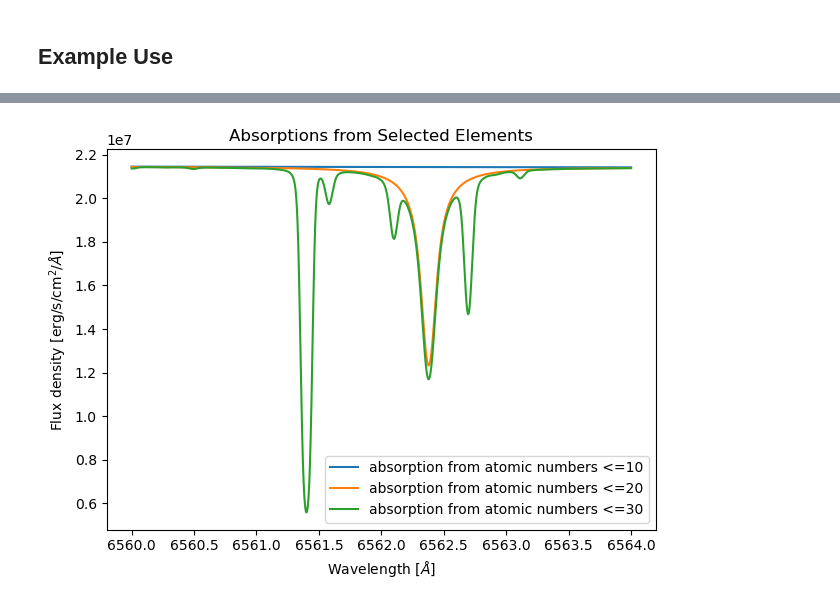
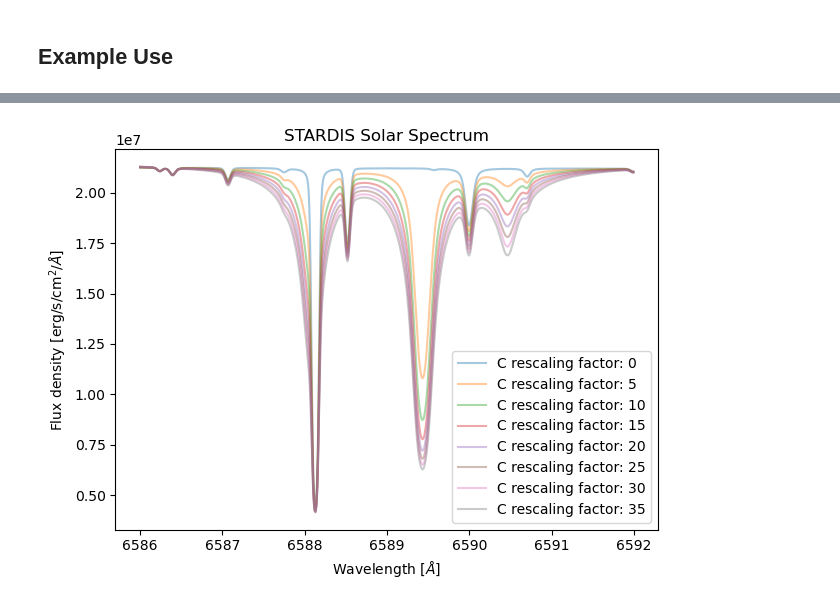
Before and after one commit to tardis-sn/stardis, a Jupyter notebook: docs/Changing_Parameters/Changing_Parameters.ipynb, the cells around one changed output, grey strips where cells are left out. Saved outputs shown, nothing was run; the diff lists cells and outputs as text; code cells hidden in the pictures.

Commit message:
better example graph

```diff
--- a/docs/Changing_Parameters/Changing_Parameters.ipynb
+++ b/docs/Changing_Parameters/Changing_Parameters.ipynb
@@ -22,15 +22,15 @@ note how, as `final_atomic_number` falls under `model` within the yaml file, it
 # %% [markdown]
 ## Example Use
 # %%
-tracing_lambdas = np.mgrid[6560:6564:.001]* u.Angstrom
+tracing_lambdas = np.mgrid[6586:6592:0.01]* u.Angstrom
 
 
-for atomic_numbers in [10,20,30]:
-    sim = run_stardis('Changing_Param_Example.yml', tracing_lambdas, add_config_dict={'model.final_atomic_number' : atomic_numbers})
-    plt.plot(sim.lambdas, sim.spectrum_lambda, label = f"absorption from atomic numbers <={atomic_numbers}")
-plt.title("Absorptions from Selected Elements")
-plt.xlabel("Wavelength [$\AA$]")
-plt.ylabel("Flux density [erg/s/cm$^2$/$\AA$]")
+for carbon_rescaling in range(0, 40, 5):
+    sim = run_stardis('Changing_Param_Example.yml', tracing_lambdas, add_config_dict={'model.nuclide_rescaling_dict': {'C' : carbon_rescaling}})
+    plt.plot(sim.lambdas, sim.spectrum_lambda, alpha = 0.4, label = f"C rescaling factor: {carbon_rescaling}")
+plt.title("STARDIS Solar Spectrum")
+plt.xlabel(r"Wavelength [$\AA$]")
+plt.ylabel(r"Flux density [erg/s/cm$^2$/$\AA$]")
 plt.tight_layout()
 plt.legend()
 
@@ -42 +55 @@ WARNING: UnitsWarning: 'erg/cm2/s' contains multiple slashes, which is discourag
-[figure, old version]
+[figure, new version]
```
Also changed, not shown: parts of 1 cell of this notebook.
